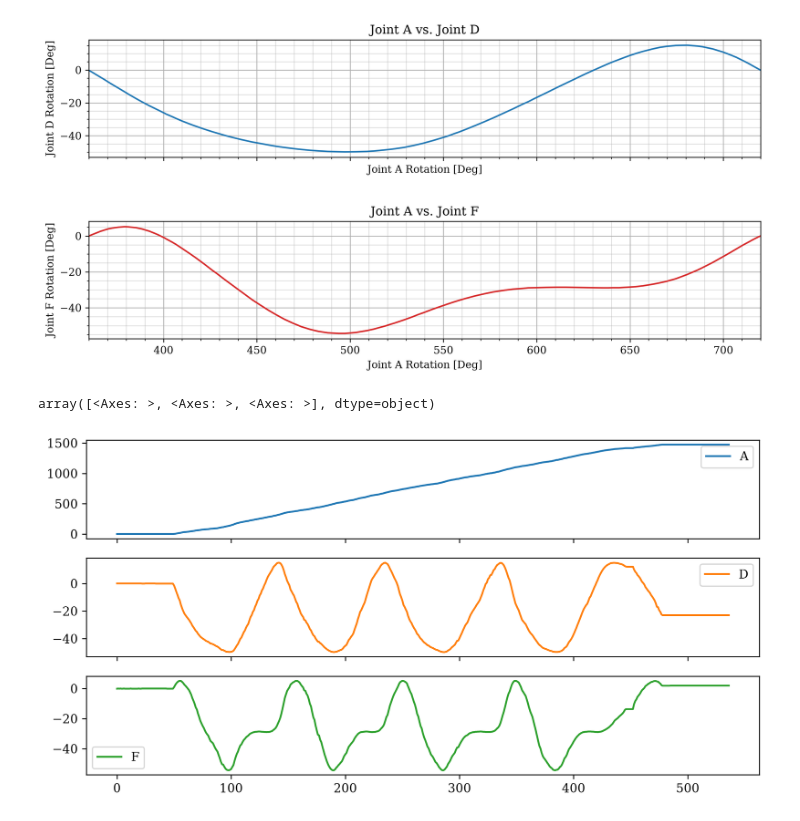
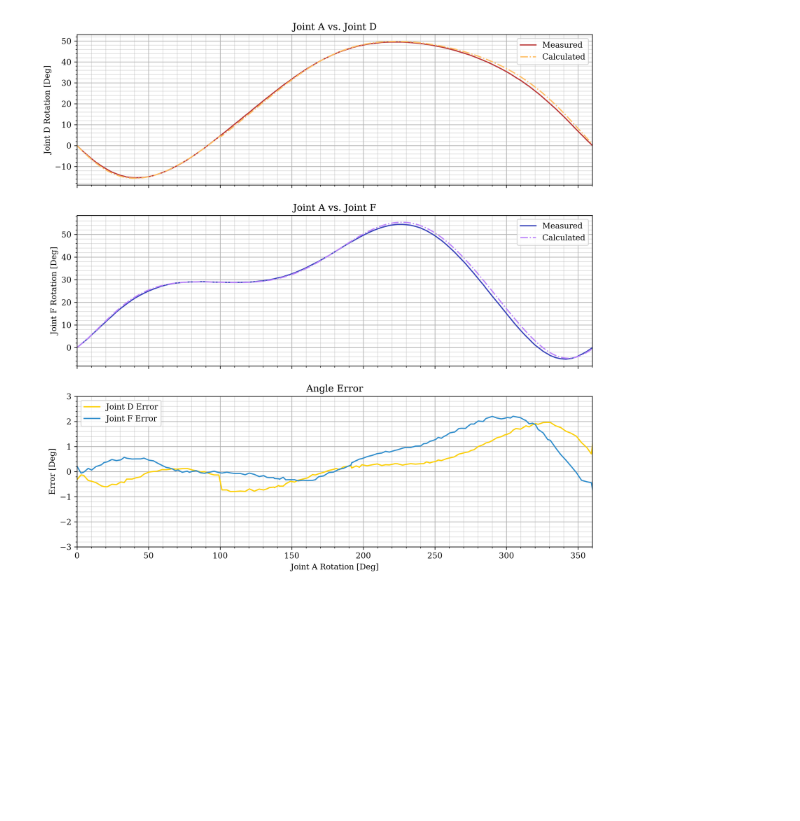
Before and after one commit to mchapin03/ME-5250-Project1, a Jupyter notebook: LivePlotter/Data Analysis.ipynb, the cells around one changed output. Saved outputs shown, nothing was run; the diff lists cells and outputs as text; code cells hidden in the pictures; blank space fills up the shorter version.

Commit message:
Completed error analysis

```diff
--- a/LivePlotter/Data Analysis.ipynb
+++ b/LivePlotter/Data Analysis.ipynb
@@ -15,6 +17,10 @@ jointDF = pd.read_csv(
     usecols=[1, 3, 5],
     names=["A", "D", "F"],
 )
+calcDF = pd.read_csv(
+    "sixbar_joint_angles.csv",
+    header=0,
+)
 print(jointDF)
-jointDF.plot(subplots=True)
+print(calcDF)
 # %% [output]
@@ -37,28 +46,54 @@ array([<Axes: >, <Axes: >, <Axes: >], dtype=object)
 # %%
-start = 360
-end = start+360
-fig, (ax1, ax2) = plt.subplots(2,1,sharex=True)
-ax1.plot(jointDF['A'],jointDF['D'])
-ax1.minorticks_on()
-ax1.grid()
-ax1.grid(which='minor', alpha=0.40)
-ax1.set_title("Joint A vs. Joint D")
-ax1.set_xlabel("Joint A Rotation [Deg]")
-ax1.set_ylabel("Joint D Rotation [Deg]")
-ax1.set_xlim(start,end)
+start = 0
+end = start + 360
 
-ax2.plot(jointDF['A'],jointDF['F'], color = 'C3')
-ax2.minorticks_on()
-ax2.grid()
-ax2.grid(which='minor', alpha=0.40)
-ax2.set_title("Joint A vs. Joint F")
-ax2.set_xlabel("Joint A Rotation [Deg]")
-ax2.set_ylabel("Joint F Rotation [Deg]")
-ax2.set_xlim(start,end)
-plt.tight_layout(h_pad=3)
+shift = 101
+calcA = calcDF['joint_A_deg (ground->AB)']
+calcD = calcDF['joint_D_deg (ground->DC)']
+calcF = calcDF['joint_F_deg (ground->FN)']
+calcD = np.roll(calcD, shift)
+calcF = np.roll(calcF, shift)
+
+#set the starting value to 0 like the physical model does
+calcD = calcD - calcD[0]
+calcF = calcF - calcF[0]
+
+errAD = np.interp(jointDF['A'], calcA, calcD) - jointDF['D']
+errAF = np.interp(jointDF['A'], calcA, calcF) - jointDF['F']
-# %% [output]
-[figure, removed]
 # %%
+fig, (ax1, ax2, ax3) = plt.subplots(3,1, figsize=(10,10), sharex=True)
+ax1.plot(jointDF['A'],jointDF['D'], color = '#BA3838', label = "Measured")
+ax1.plot(calcA, calcD, linestyle = 'dashdot', color = '#FFBE63', label = "Calculated")
+ax1.minorticks_on()
+ax1.grid()
+ax1.grid(which='minor', alpha=0.40)
+ax1.set_title("Joint A vs. Joint D")
+ax1.set_ylabel("Joint D Rotation [Deg]")
+ax1.legend(loc='best')
+ax1.set_xlim(start,end)
+
+ax2.plot(jointDF['A'],jointDF['F'], color = '#3843BA', label = "Measured")
+ax2.plot(calcA, calcF, linestyle = 'dashdot', color = '#BC84FA', label = "Calculated")
+ax2.minorticks_on()
+ax2.grid()
+ax2.grid(which='minor', alpha=0.40)
+ax2.set_title("Joint A vs. Joint F")
+ax2.set_ylabel("Joint F Rotation [Deg]")
+ax2.set_xlim(start,end)
+ax2.legend(loc='best')
+
+ax3.plot(jointDF['A'],errAD, color = '#fccf03', label = "Joint D Error")
+ax3.plot(jointDF['A'], errAF, color = '#2f8dcc', label = "Joint F Error")
+ax3.minorticks_on()
+ax3.grid()
+ax3.grid(which='minor', alpha=0.40)
+ax3.set_title("Angle Error")
+ax3.set_xlabel("Joint A Rotation [Deg]")
+ax3.set_ylabel("Error [Deg]")
+ax3.set_xlim(start,end)
+ax3.set_ylim(-3,3)
+ax3.legend(loc='best')
+
+plt.tight_layout(h_pad=2)
 # %% [output]
-array([<Axes: >, <Axes: >, <Axes: >], dtype=object)
-[figure, old version]
+[figure, new version]
```
Also changed, not shown: parts of 3 cells of this notebook.
